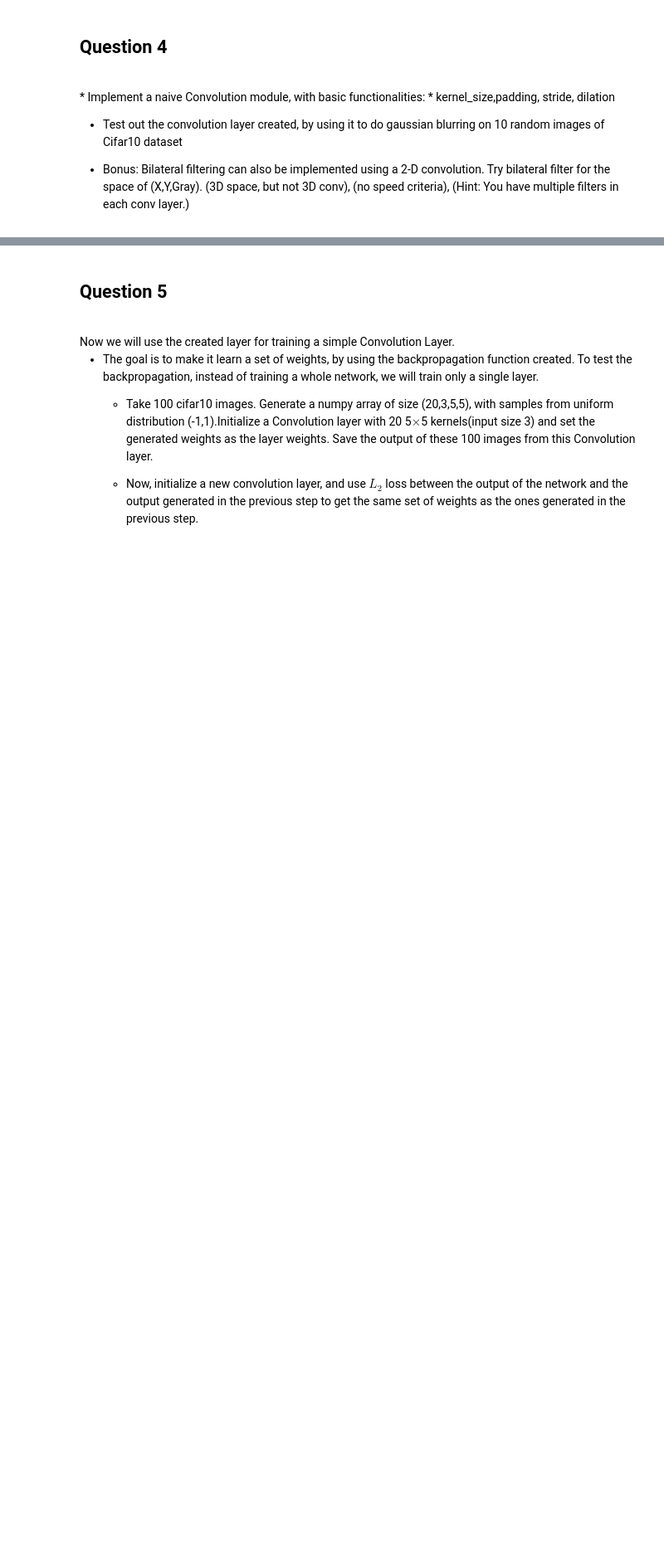
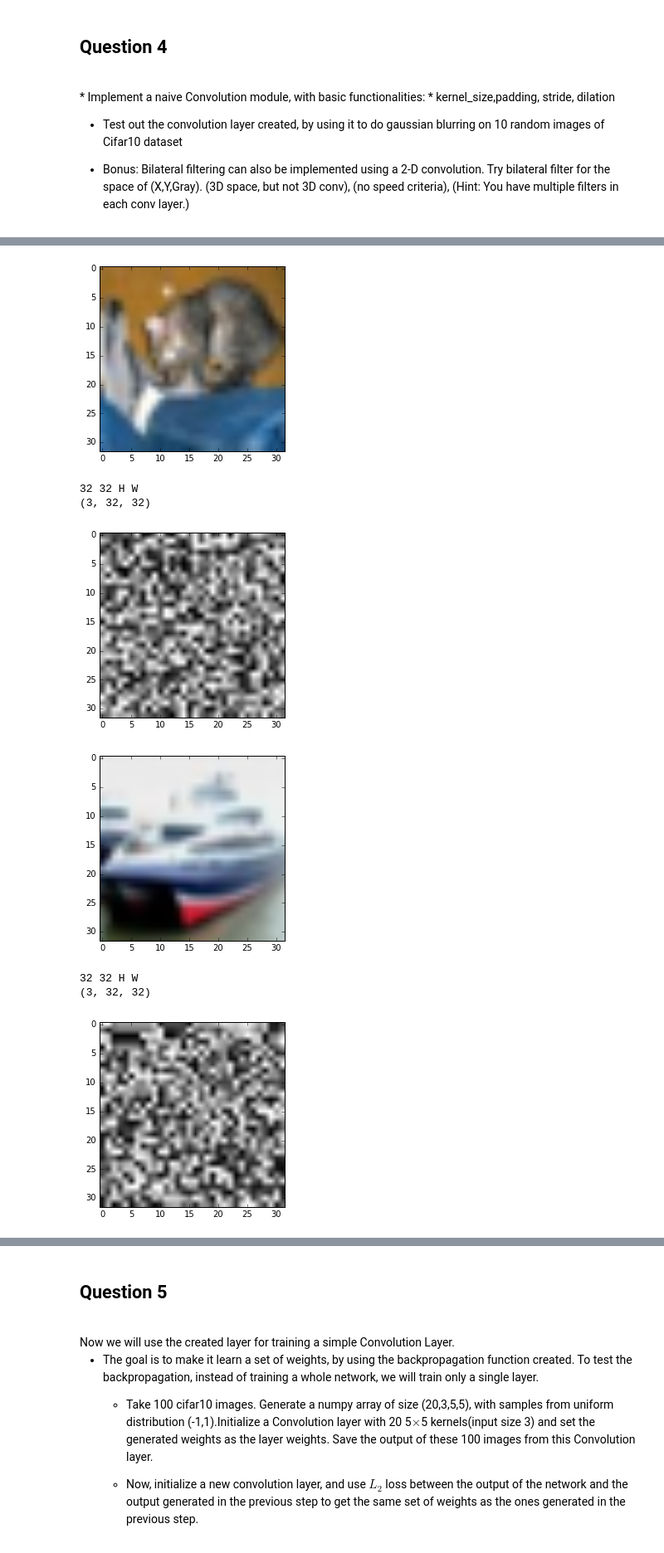
Before and after one commit to aakashkhochare/DLCV-assignments, a Jupyter notebook: Assignment_2.ipynb, the cells around one changed output, grey strips where cells are left out. Shown at 83% size. Drawn from its saved outputs; the diff is of its cells as text; code cells hidden in the pictures; blank space fills up the shorter version.

```diff
--- a/Assignment_2.ipynb
+++ b/Assignment_2.ipynb
@@ -352,0 +909,47 @@ Class convolution_layer():
+# %%
+## get cifar images
+
+#print type(image)
+#print image.shape
+'Unpickle fuction is the same one given on https://www.cs.toronto.edu/~kriz/cifar.html'
+def unpickle(filetoUnpickle):
+    with open(filetoUnpickle, 'rb') as fo:
+        dict = cPickle.load(fo)
+    return dict
+
+filetoUnpickle = './utils/test_batch'
+dict = unpickle(filetoUnpickle)
+#print dict['data'][0].shape
+data = dict['data'][:10,:]
+
+	#print d
+#print data.shape
+
+## Initialize a conv layer. Set weights for gaussian blurring
+gaussian = np.array([[[[1.0/48,1.0/24,1.0/48],[1.0/24,1.0/16,1.0/24],[1.0/48,1.0/24,1.0/48]],[[1.0/48,1.0/24,1.0/48],[1.0/24,1.0/16,1.0/24],[1.0/48,1.0/24,1.0/48]],[[1.0/48,1.0/24,1.0/48],[1.0/24,1.0/16,1.0/24],[1.0/48,1.0/24,1.0/48]]],[[[1.0/48,1.0/24,1.0/48],[1.0/24,1.0/16,1.0/24],[1.0/48,1.0/24,1.0/48]],[[1.0/48,1.0/24,1.0/48],[1.0/24,1.0/16,1.0/24],[1.0/48,1.0/24,1.0/48]],[[1.0/48,1.0/24,1.0/48],[1.0/24,1.0/16,1.0/24],[1.0/48,1.0/24,1.0/48]]],[[[1.0/48,1.0/24,1.0/48],[1.0/24,1.0/16,1.0/24],[1.0/48,1.0/24,1.0/48]],[[1.0/48,1.0/24,1.0/48],[1.0/24,1.0/16,1.0/24],[1.0/48,1.0/24,1.0/48]],[[1.0/48,1.0/24,1.0/48],[1.0/24,1.0/16,1.0/24],[1.0/48,1.0/24,1.0/48]]]], dtype = np.float32)
+cc = convolution_layer(32,32,3,3)
+cc.set_weights(gaussian)
+for i in range(10):
+	a = data[i]
+	X = a.reshape((3,32,32))
+	d = a.reshape((3,32,32)).transpose([1, 2, 0])
+	#print d.shape
+	plt.imshow(d)
+	plt.show()
+	b = cc.forward(X,1, 1)
+	print b.shape
+	e = b.transpose([1, 2, 0])
+	plt.imshow(e)
+	plt.show()
+## generate output.
+
+## use matplotlib.pyplot to show the results.
+# %% [output]
+[figure, added]
+32 32 H W
+(3, 32, 32)
+[figure, added]
+[figure, added]
+32 32 H W
+(3, 32, 32)
+[figure, added]
```
Also changed, not shown: parts of 19 cells of this notebook, 4 other files.
